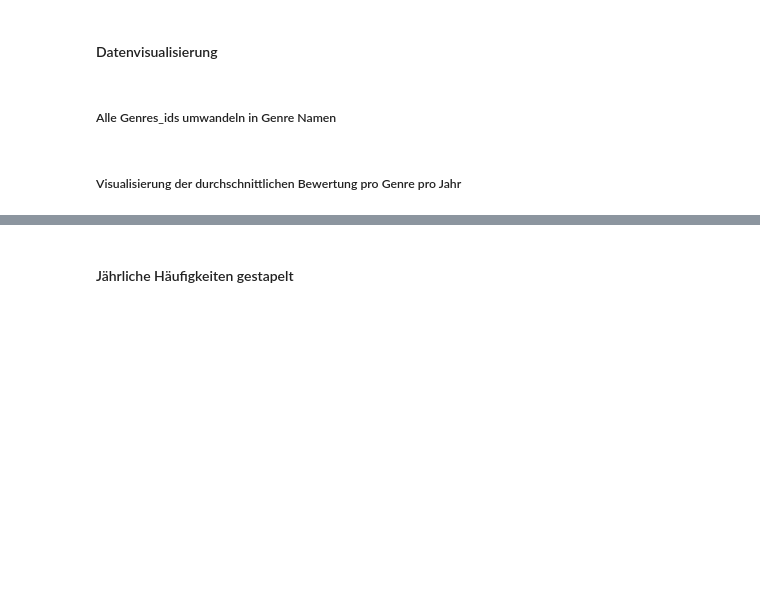
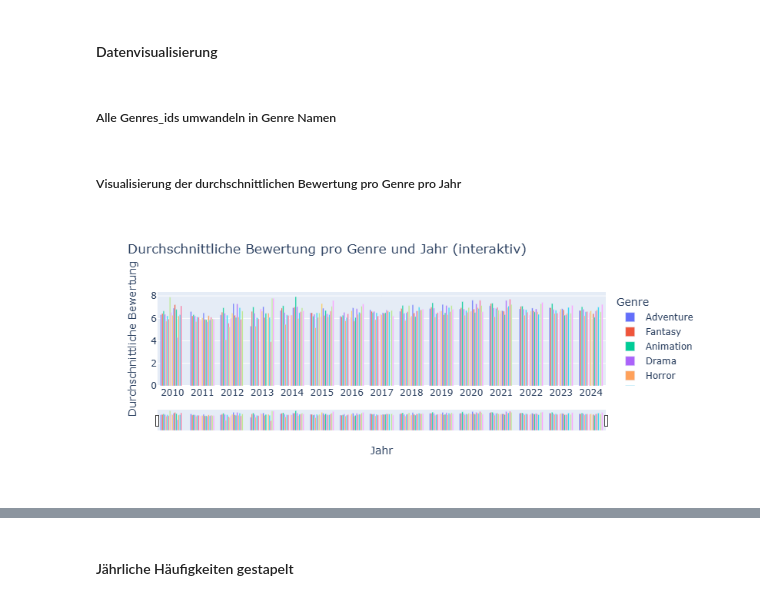
Before and after one commit to SethoE/Netflix_Data_Analysis, a Jupyter notebook: notebooks/DSCB230_SoSe25_Hausarbeit_Juliett.ipynb, the cells around one changed output, grey strips where cells are left out. Cells and saved outputs as stored; diff of their text form; code cells hidden in the pictures; blank space fills up the shorter version.

```diff
--- a/notebooks/DSCB230_SoSe25_Hausarbeit_Juliett.ipynb
+++ b/notebooks/DSCB230_SoSe25_Hausarbeit_Juliett.ipynb
@@ -293,7 +334,7 @@ from config.config import TMDB_BEARER_TOKEN, TMDB_API_KEY
 from tmdb.discover import Discover
 from tmdb.configuration import Configuration
 
-PATH_TO_PROCESSED_EUROPAN_COUNTRIES = "./data/processed/all_european_country_codes.txt"
+PATH_TO_PROCESSED_EUROPAN_COUNTRIES = BASE / "data/processed/all_european_country_codes.txt"
 BEARER_TOKEN = TMDB_BEARER_TOKEN # access token
 
 configuration = Configuration(TMDB_BEARER_TOKEN)
@@ -326,12 +367,12 @@ import os
 import glob
 from datetime import date
 
-PATH_TO_PROCESSED_EUROPAN_COUNTRIES = "./data/processed/all_european_country_codes.txt"
+PATH_TO_PROCESSED_EUROPAN_COUNTRIES =  BASE / "data/processed/all_european_country_codes.txt"
 BEARER_TOKEN = TMDB_BEARER_TOKEN # access token
 
 # Variables for file formatting
 today = date.today().isoformat()
-base_dir = "./data/raw/fragestellung_02"
+base_dir = BASE / "data/raw/fragestellung_02"
 pattern = f"{today}_version*_all_european_movies.json"
 
 
@@ -449,0 +446,12 @@ Found 1289 unique movies
+# %%
+import json
+from pathlib import Path
+
+# von notebooks/ eine Ebene hoch in den Projekt‐Root und dann weiter
+BASE = Path().resolve().parent    # …/Netflix_Data_Analysis
+PATH = BASE / "data" / "raw" / "fragestellung_02" / "2025-05-19_version1_all_european_movies.json"
+
+print("Lade von:", PATH)
+with open(PATH, "r", encoding="utf-8") as f:
+    all_movies = json.load(f)
+print(f"Erfolgreich {len(all_movies)} Einträge geladen.")
@@ -516,0 +524,68 @@ fig.show()
+# %%
+# Ganz oben, falls noch nicht geschehen
+import json
+from pathlib import Path
+import pandas as pd
+from tmdb.genre import Genre
+from config.config import TMDB_BEARER_TOKEN, TMDB_API_KEY
+import plotly.express as px
+# Basis-Pfad (muss bei dir schon definiert sein)
+BASE = Path().resolve().parent  # oder wie du es vorher hattest
+
+# 1) Genre JSON holen und speichern
+PATH_TO_SAVE_GENRES = BASE / "data/processed/fragestellung_02/all_genres.json"
+genre = Genre(TMDB_BEARER_TOKEN)
+all_genres = genre.get_movie()
+
+with open(PATH_TO_SAVE_GENRES, "w", encoding="utf-8") as f:
+    json.dump(all_genres, f)
+import plotly.express as px
+
+def plot_interactive_genre(df_grouped):
+    fig = px.bar(
+        df_grouped,
+        x='release_date',
+        y='avg_rating',
+        color='genre_name',
+        barmode='group',
+        labels={
+            'release_date': 'Jahr',
+            'avg_rating': 'Durchschnittliche Bewertung',
+            'genre_name': 'Genre'
+        },
+        title='Durchschnittliche Bewertung pro Genre und Jahr (interaktiv)'
+    )
+    for trace in fig.data:
+        genre = trace.name
+        trace.customdata = [genre] * len(trace.x)
+        trace.hovertemplate = (
+            '<b>Genre:</b> %{customdata}<br>'
+            '<b>Jahr:</b> %{x}<br>'
+            '<b>Bewertung:</b> %{y:.2f}<extra></extra>'
+        )
+    fig.update_layout(
+        xaxis=dict(rangeslider=dict(visible=True), type='category'),
+        hovermode='closest',
+        legend=dict(title='Genre', orientation='v', x=1.02, y=1)
+    )
+    return fig
+
+# 2) DataFrame der Genres
+df_genres = pd.DataFrame(all_genres["genres"])
+df_genres = df_genres[["id", "name"]]
+df_genres.columns = ["genre_ids", "genre_name"]
+
+# 3) Merge in df_grouped und dabei alte genre_name-Spalte vorher entfernen
+#    (sonst bekommst Du _x und _y Suffixe)
+if "genre_name" in df_grouped.columns:
+    df_grouped = df_grouped.drop(columns=["genre_name"])
+
+df_grouped = df_grouped.merge(
+    df_genres,
+    on="genre_ids",
+    how="left"
+)
+fig = plot_interactive_genre(df_grouped)
+fig.show()
+# %% [output]
+[figure, added]
```
Also changed, not shown: parts of 51 cells of this notebook, 6 other files.
